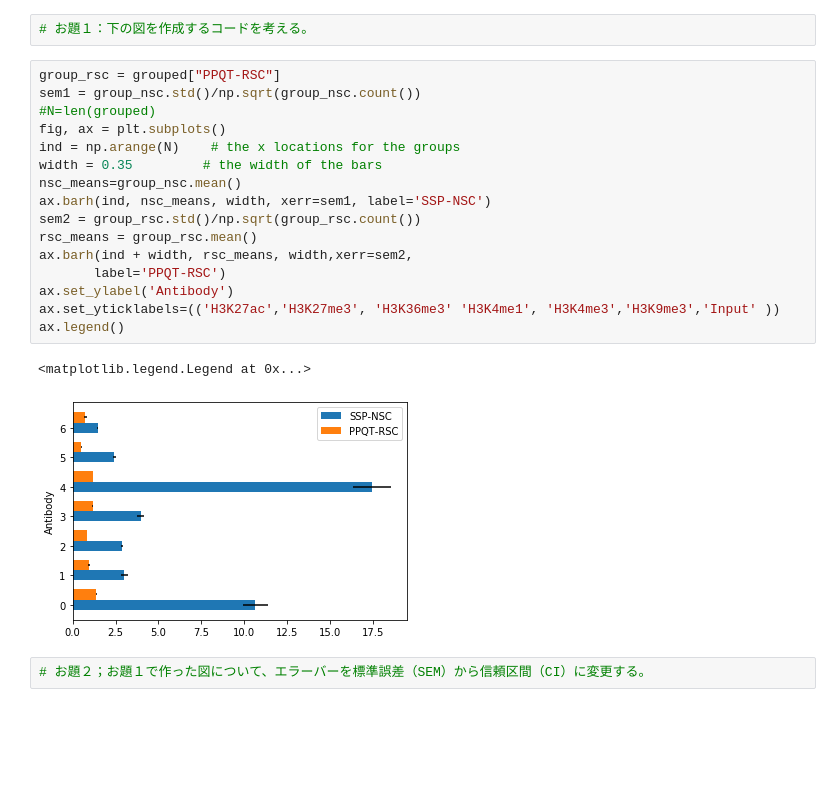
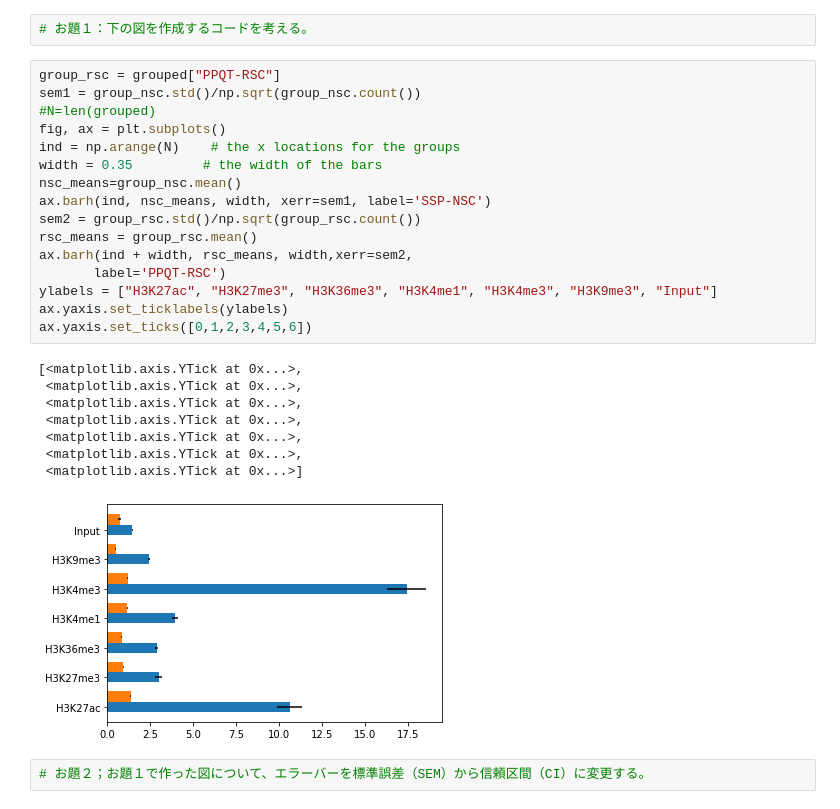
Before and after one commit to naokoyokota/rinkou_20201023, a Jupyter notebook: 201023_yokota_kadai.ipynb, the cells around one changed output. Drawn from its saved outputs; the diff is of its cells as text; blank space fills up the shorter version.

```diff
--- a/201023_yokota_kadai.ipynb
+++ b/201023_yokota_kadai.ipynb
@@ -20,22 +20,28 @@ ax1.invert_yaxis()
 # %%
 group_rsc = grouped["PPQT-RSC"]
 sem1 = group_nsc.std()/np.sqrt(group_nsc.count())
 #N=len(grouped)
 fig, ax = plt.subplots()
 ind = np.arange(N)    # the x locations for the groups
 width = 0.35         # the width of the bars
 nsc_means=group_nsc.mean()
 ax.barh(ind, nsc_means, width, xerr=sem1, label='SSP-NSC')
 sem2 = group_rsc.std()/np.sqrt(group_rsc.count())
 rsc_means = group_rsc.mean()
 ax.barh(ind + width, rsc_means, width,xerr=sem2,
        label='PPQT-RSC')
-ax.set_ylabel('Antibody')
-ax.set_yticklabels=(('H3K27ac','H3K27me3', 'H3K36me3' 'H3K4me1', 'H3K4me3','H3K9me3','Input' ))
-ax.legend()
+ylabels = ["H3K27ac", "H3K27me3", "H3K36me3", "H3K4me1", "H3K4me3", "H3K9me3", "Input"]
+ax.yaxis.set_ticklabels(ylabels)
+ax.yaxis.set_ticks([0,1,2,3,4,5,6])
 # %% [output]
-<matplotlib.legend.Legend at 0x...>
+[<matplotlib.axis.YTick at 0x...>,
+ <matplotlib.axis.YTick at 0x...>,
+ <matplotlib.axis.YTick at 0x...>,
+ <matplotlib.axis.YTick at 0x...>,
+ <matplotlib.axis.YTick at 0x...>,
+ <matplotlib.axis.YTick at 0x...>,
+ <matplotlib.axis.YTick at 0x...>]
-[figure, old version]
+[figure, new version]
 # %%
 # お題２；お題１で作った図について、エラーバーを標準誤差（SEM）から信頼区間（CI）に変更する。
 # %%
```
Also changed, not shown: parts of 1 cell of this notebook.
